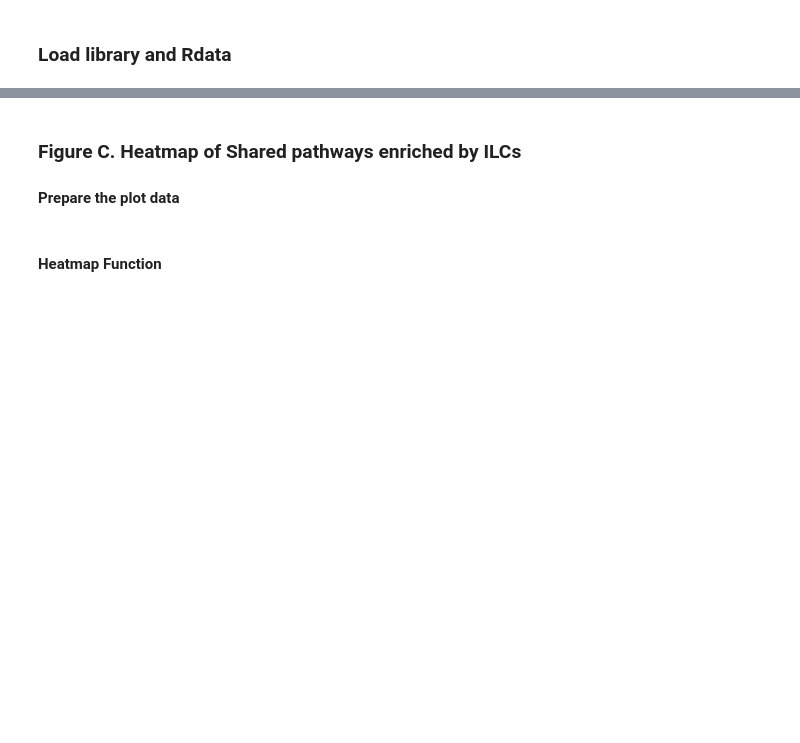
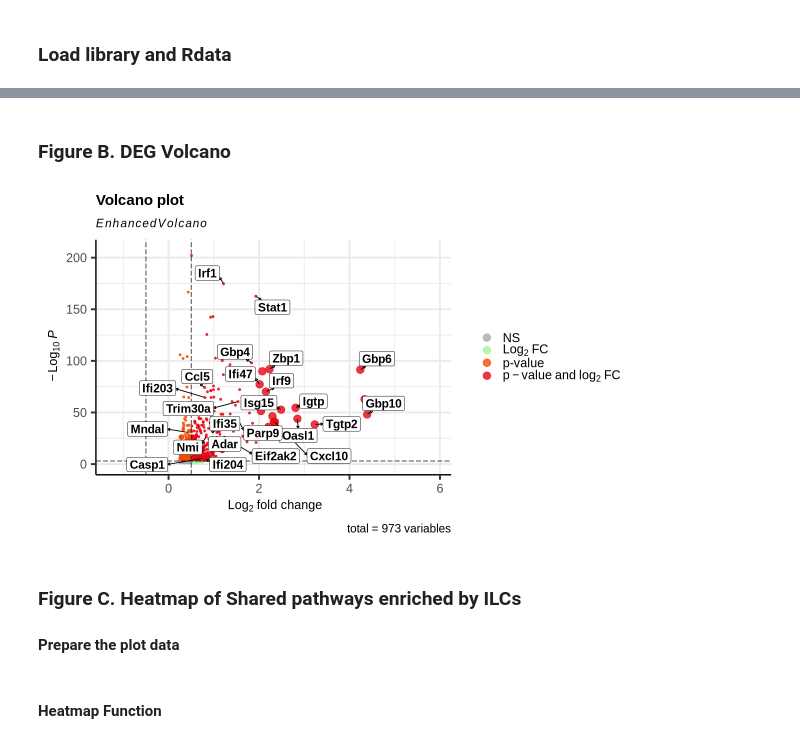
Before and after one commit to yyw-informatics/ILC_trained_immunity, a Jupyter notebook: Figure__ABC_Shared_Pathway_Heatmap.ipynb, the cells around one changed output, grey strips where cells are left out. Cells and saved outputs as stored; diff of their text form; code cells hidden in the pictures; blank space fills up the shorter version.

```diff
--- a/Figure__ABC_Shared_Pathway_Heatmap.ipynb
+++ b/Figure__ABC_Shared_Pathway_Heatmap.ipynb
@@ -48,3 +40,41 @@ UpSetR::upset(fromList(plot_list))
+# %% [markdown]
+### Figure B. DEG Volcano
+# %%
+viral_sensing <- c("Ifih1", "Zbp1", "Irf1", "Irf9", "Stat1", "Nmi")
+antiviral_isg <- c("Isg15", "Usp18", "Eif2ak2", "Parp9", "Ifi203", "Ifi204", "Ifi35", "Ifi47", "Gbp4", "Gbp5", "Gbp6", "Gbp10", "Tgtp2", "Oasl1", "Igtp")
+chemokines <- c('Cxcl9', 'Cxcl10','Cxcl11', 'Ccl5')
+proinflammatory <- c("Casp1", "Hmgb1", "Adar", "Mndal", "Trim30a")
+set <- c(viral_sensing, antiviral_isg, chemokines, proinflammatory) %>% unique
+# %%
+options(repr.plot.width = 10, repr.plot.height = 6)
+deg2plot <- deg[deg$avg_log2FC > 0, ]
+EnhancedVolcano(deg2plot,
+    lab = deg2plot$gene_symbol,
+    x = 'avg_log2FC',
+    y = 'p_val_adj',
+    selectLab = set, #viral_sensing,
+    xlab = bquote(~Log[2]~ 'fold change'),
+    pCutoff = 0.001,
+    FCcutoff = 0.5,
+    #pointSize = 3.0,
+    pointSize = c(ifelse(deg2plot$avg_log2FC>2, 4, 1)),
+    labSize = 5.0,
+    labCol = 'black',
+    labFace = 'bold',
+    boxedLabels = TRUE,
+    colAlpha = 0.8,
+    legendPosition = 'right',
+    legendLabSize = 15,
+    legendIconSize = 4.0,
+    drawConnectors = TRUE,
+    widthConnectors = 0.5,
+    colConnectors = 'black',
+    max.overlaps = Inf,
+    col = c('darkgrey','#A2F49B', '#F94902','#e40515'))+
+    theme(
+        axis.text.x = element_text(size = 15), axis.text.y = element_text(size = 15), axis.title = element_text(size = 15))
+# %% [output]
+[figure, added]
 # %% [markdown]
 ### Figure C. Heatmap of Shared pathways enriched by ILCs
 #### Prepare the plot data
```
Also changed, not shown: parts of 7 cells of this notebook.
